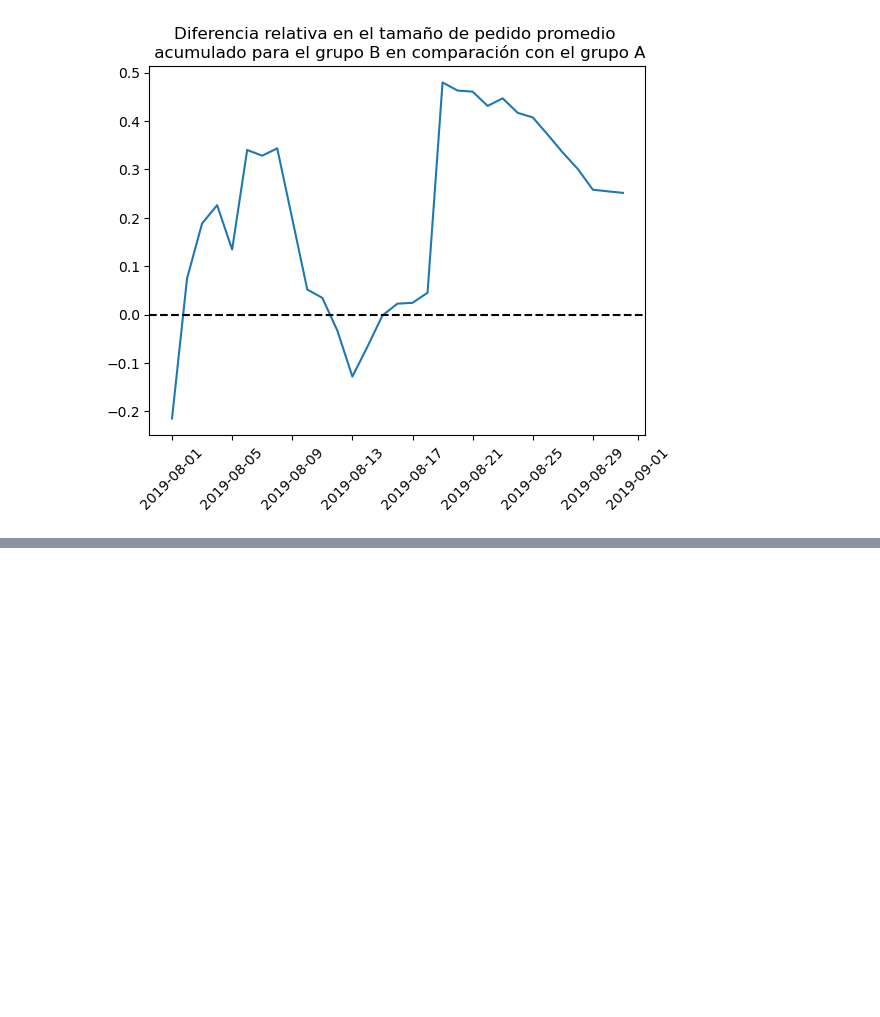
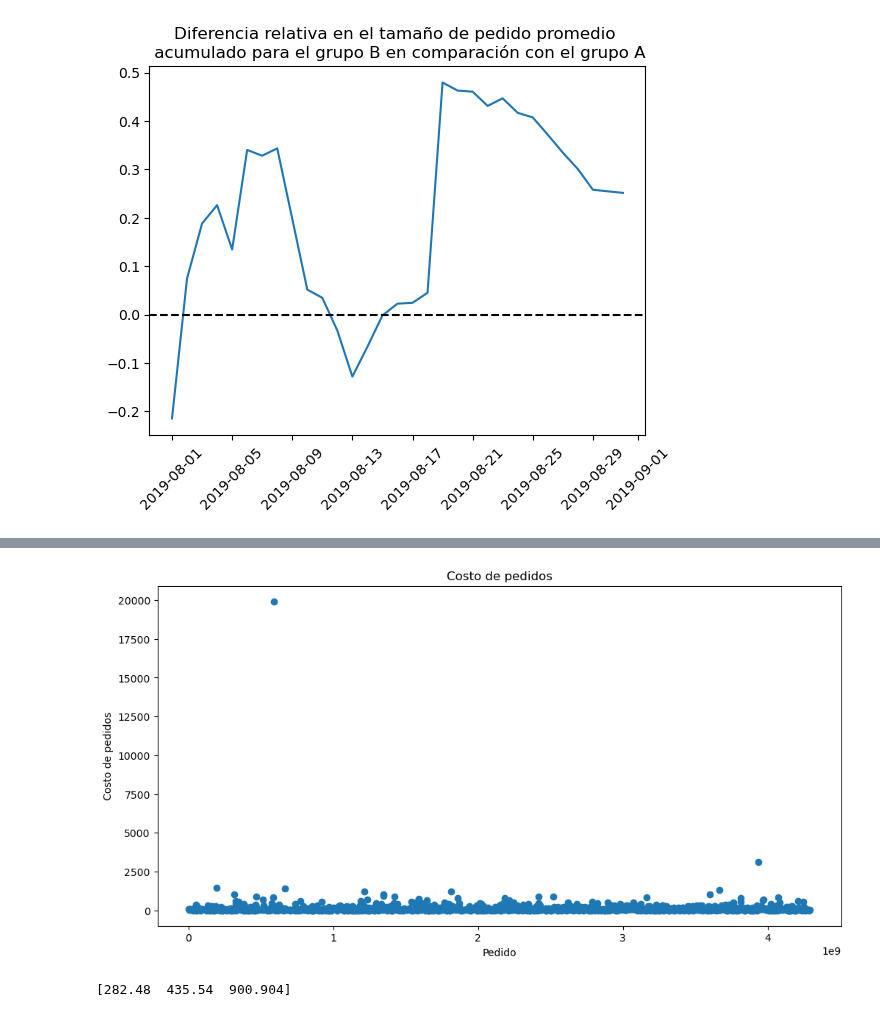
Before and after one commit to hukitan/tripleten, a Jupyter notebook: Proyectos_en_desarrollo/proyecto 10/proyecto 10.ipynb, the cells around one changed output, grey strips where cells are left out. Drawn from its saved outputs; the diff is of its cells as text; code cells hidden in the pictures; blank space fills up the shorter version.

```diff
--- a/Proyectos_en_desarrollo/proyecto 10/proyecto 10.ipynb
+++ b/Proyectos_en_desarrollo/proyecto 10/proyecto 10.ipynb
@@ -217 +269,18 @@ plt.show()
+# %%
+
+# Traza un gráfico de dispersión de los precios de los pedidos. Haz conclusiones y conjeturas.
+ordersByprice = orders.groupby('transactionId').agg(
+    {'revenue': 'max'}).reset_index()
+ordersByprice.columns = ['transactionId', 'Cost']
+plt.figure(figsize=(12, 6))
+plt.scatter(ordersByprice['transactionId'], ordersByprice['Cost'])
+plt.title('Costo de pedidos')
+plt.xlabel('Pedido')
+plt.ylabel('Costo de pedidos')
+plt.show()
+# Calcula los percentiles 95 y 99 de los precios de los pedidos. Define el punto en el cual un punto de datos se convierte en una anomalía.
+print(np.percentile(ordersByprice['Cost'], [90, 95, 99]))
+# %% [output]
+[figure, added]
+[282.48  435.54  900.904]
 # %%
```
Also changed, not shown: parts of 4 cells of this notebook.
